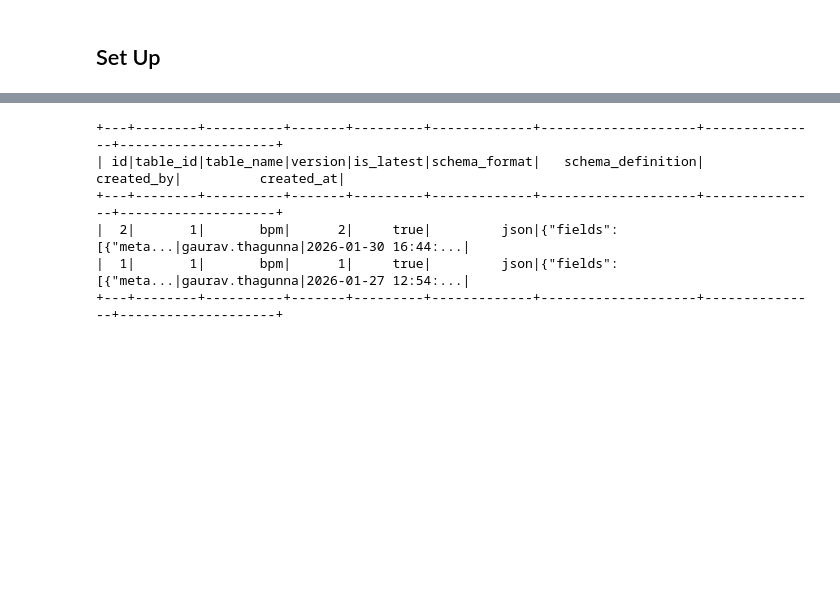
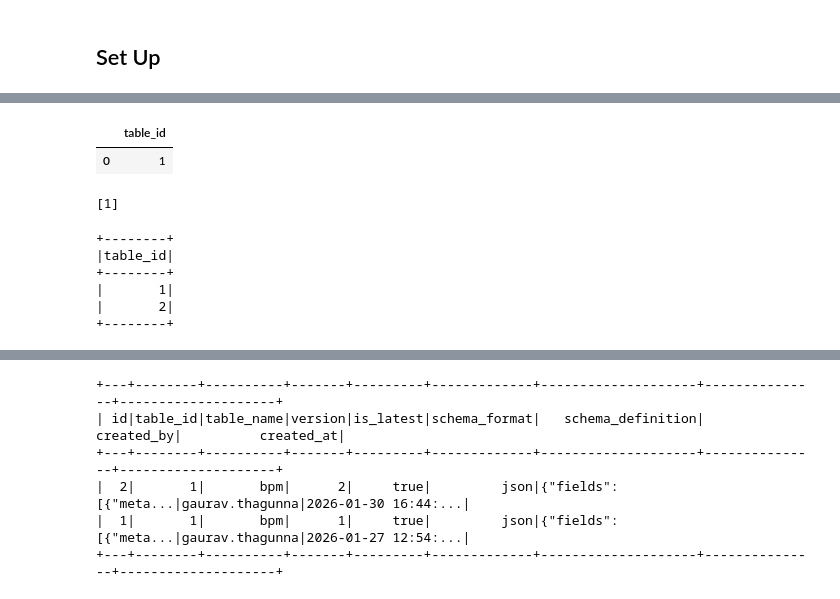
Before and after one commit to developergaurav77/WorkoutTime-Analytics-Databricks, a Jupyter notebook: notebooks/exploration.ipynb, the cells around one changed output, grey strips where cells are left out. Cells and saved outputs as stored; diff of their text form; code cells hidden in the pictures; blank space fills up the shorter version.

```diff
--- a/notebooks/exploration.ipynb
+++ b/notebooks/exploration.ipynb
@@ -89,3 +92,22 @@ bronze_db = "bronze_workout"
 # spark.sql(f"CREATE DATABASE IF NOT EXISTS {catalog}.{ingestion_db};")
 
 # spark.sql(f"CREATE DATABASE IF NOT EXISTS {catalog}.{bronze_db};")
+# %%
+table_id_automatic = spark.sql(f"select distinct table_id from {catalog}.{ingestion_db}.{schema_registry_table}")
+table_id_automatic
+# %% [output]
+|  | table_id |
+| 0 | 1 |
+# %%
+[i.table_id for i in table_id_automatic.collect()]
+# %% [output]
+[1]
+# %%
+spark.sql(f"select distinct table_id as table_id from {catalog}.{ingestion_db}.{ingestion_table} where enabled = true").show()
+# %% [output]
++--------+
+|table_id|
++--------+
+|       1|
+|       2|
++--------+
```
Also changed, not shown: parts of 19 cells of this notebook, 8 other files.
